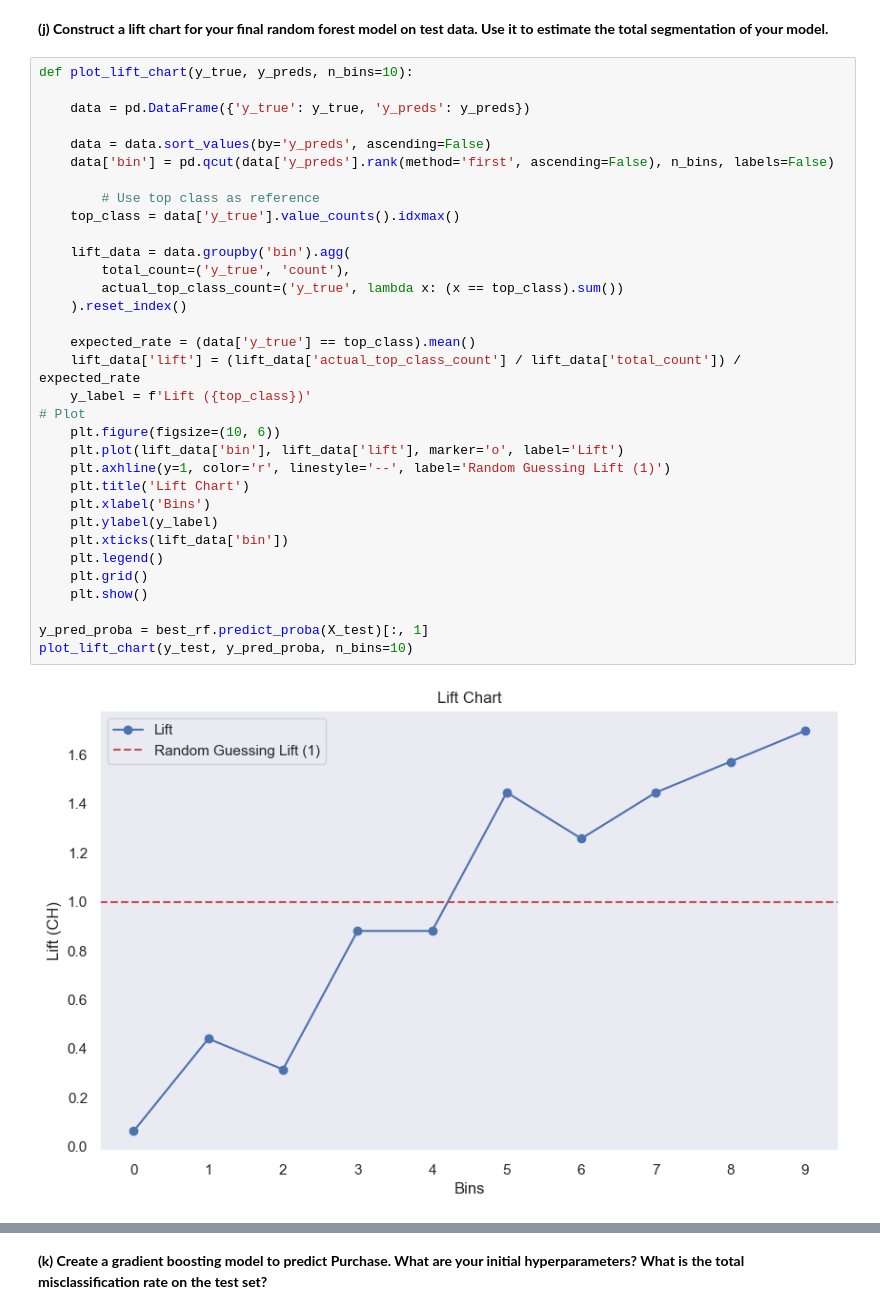
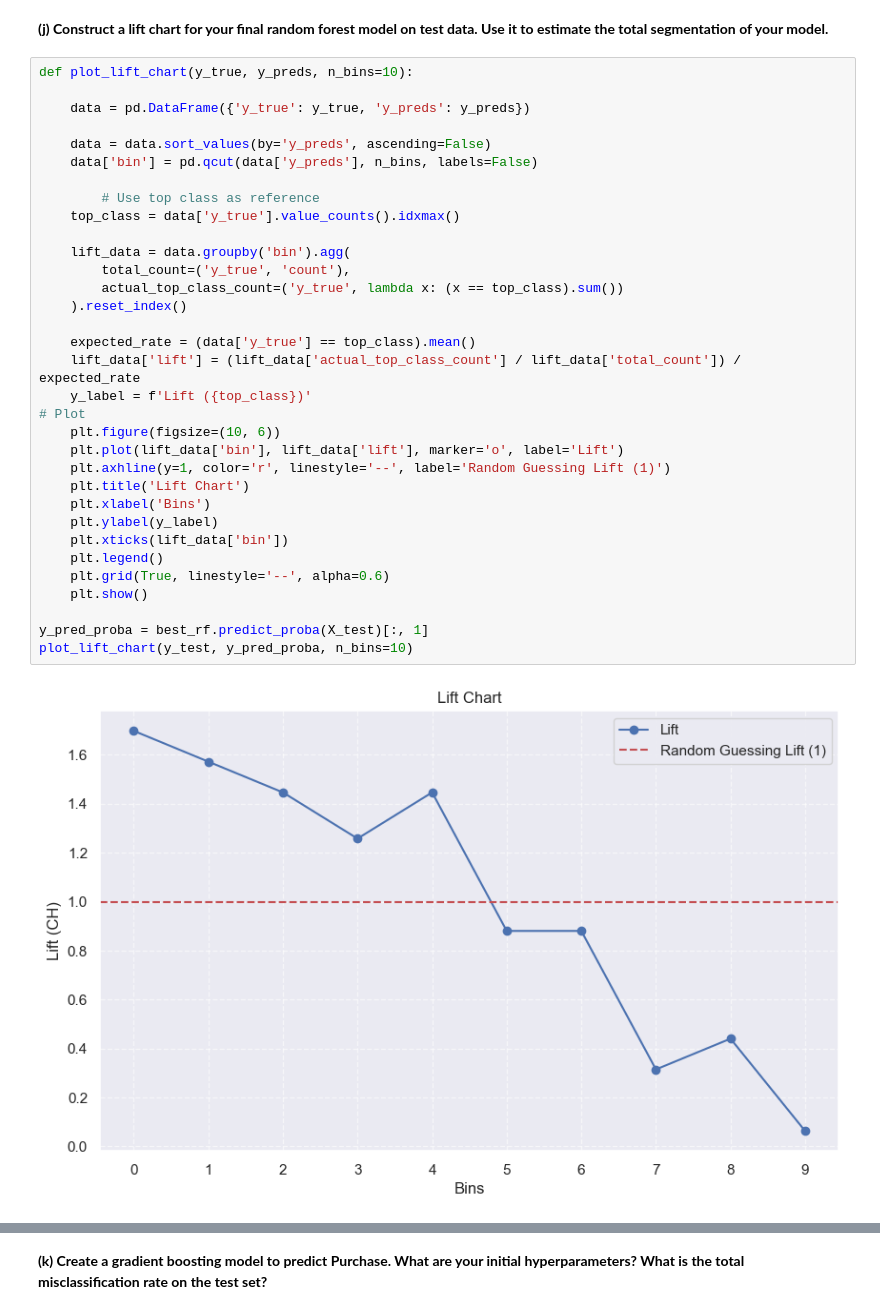
Before and after one commit to rachellecloutier/code_2600, a Jupyter notebook: homework4.ipynb, the cells around one changed output, grey strips where cells are left out. Saved outputs shown, nothing was run; the diff lists cells and outputs as text.

```diff
--- a/homework4.ipynb
+++ b/homework4.ipynb
@@ -371,34 +381,34 @@ def plot_lift_chart(y_true, y_preds, n_bins=10):
 
     data = pd.DataFrame({'y_true': y_true, 'y_preds': y_preds})
 
     data = data.sort_values(by='y_preds', ascending=False)
-    data['bin'] = pd.qcut(data['y_preds'].rank(method='first', ascending=False), n_bins, labels=False)
+    data['bin'] = pd.qcut(data['y_preds'], n_bins, labels=False)
 
         # Use top class as reference
     top_class = data['y_true'].value_counts().idxmax()
 
     lift_data = data.groupby('bin').agg(
         total_count=('y_true', 'count'),
         actual_top_class_count=('y_true', lambda x: (x == top_class).sum())
     ).reset_index()
 
     expected_rate = (data['y_true'] == top_class).mean()
     lift_data['lift'] = (lift_data['actual_top_class_count'] / lift_data['total_count']) / expected_rate
     y_label = f'Lift ({top_class})'
 # Plot
     plt.figure(figsize=(10, 6))
     plt.plot(lift_data['bin'], lift_data['lift'], marker='o', label='Lift')
     plt.axhline(y=1, color='r', linestyle='--', label='Random Guessing Lift (1)')
     plt.title('Lift Chart')
     plt.xlabel('Bins')
     plt.ylabel(y_label)
     plt.xticks(lift_data['bin'])
     plt.legend()
-    plt.grid()
+    plt.grid(True, linestyle='--', alpha=0.6)
     plt.show()
 
 y_pred_proba = best_rf.predict_proba(X_test)[:, 1]
 plot_lift_chart(y_test, y_pred_proba, n_bins=10)
 # %% [output]
-[figure, old version]
+[figure, new version]
 # %% [markdown]
```
Also changed, not shown: parts of 5 cells of this notebook.
